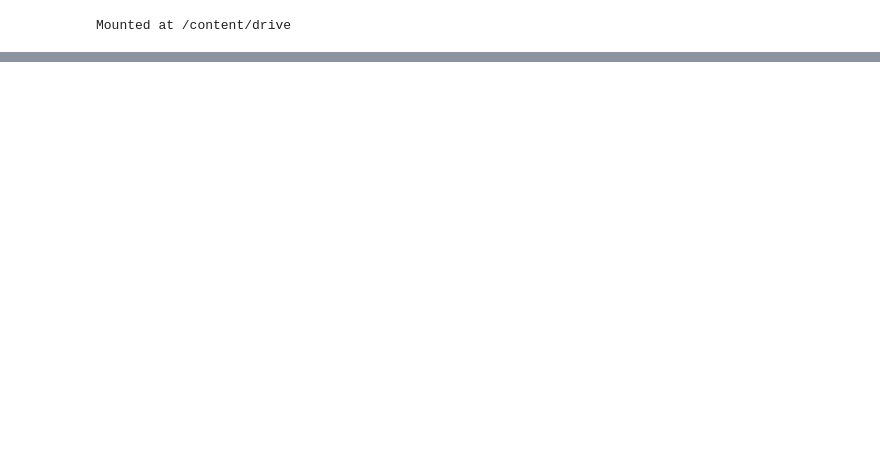
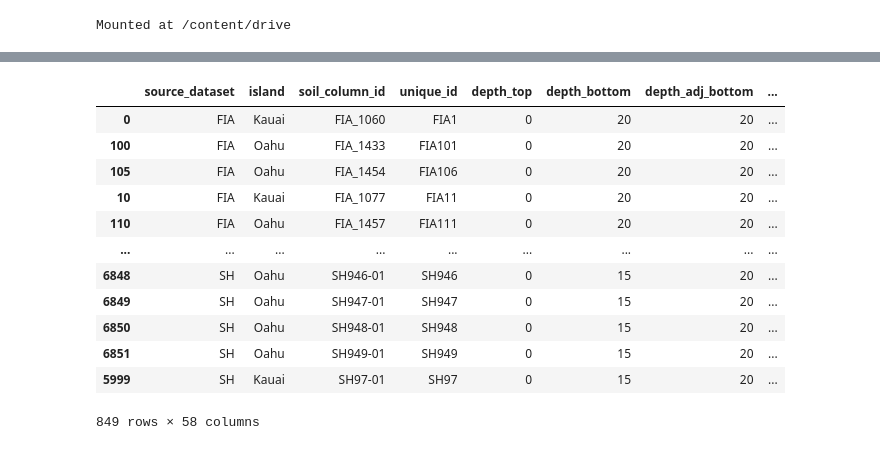
Before and after one commit to seismosmsr/machine_learning, a Jupyter notebook: soil_dl.ipynb, the cells around one changed output, grey strips where cells are left out. Cells and saved outputs as stored; diff of their text form; code cells hidden in the pictures; blank space fills up the shorter version.

```diff
--- a/soil_dl.ipynb
+++ b/soil_dl.ipynb
@@ -13,3 +90,38 @@ import geopandas as gpd
+# %%
+def predict_on_reserve(matched_data,model,scaler):
+    # Data Preprocessing Steps
+    # matched_data = matches_within_distance.groupby('unique_id').sample(n=1)
+    # matched_data = matched_data.reset_index(drop=True)
+    matched_data['distance'] = 0
+    unique_rows = matched_data[matched_data["depth_adj_bottom"] == '20']
+    unique_rows = unique_rows.drop_duplicates(subset=['latitude', 'longitude'])
+    unique_rows = unique_rows[unique_rows['distance'] < 251]
+    matched_data = unique_rows
+    matched_data['imp_c_float'] = [float(datum) for datum in matched_data['imp_c']]
+    id_fields = matched_data[['source_dataset', 'island', 'soil_column_id', 'unique_id', 'depth_top', 'depth_bottom', 'depth_adj_bottom', 'latitude', 'longitude']]
+    keep_cols = [21,22,23,24,25,26,27,28, 29, 31,32, 33,34,36,36,37,38,39,40,41,42,43,44,45,46,47, 48, 55]
+    numeric_cols = matched_data.iloc[:,keep_cols]
+    numeric_cols.replace('', np.nan, inplace=True)
+    numeric_cols = numeric_cols.astype(float)
+    numeric_cols.fillna(0, inplace=True)
+    scaled_numeric_cols = scaler.transform(numeric_cols)
+    scaled_numeric_df = pd.DataFrame(scaled_numeric_cols, columns=numeric_cols.columns, index=numeric_cols.index)
+    numeric_df = pd.concat([id_fields, scaled_numeric_df], axis=1)
+
+
+    X = scaled_numeric_df.iloc[:, :-1]
+    y = scaled_numeric_df.iloc[:, -1]
+
+    # Predictions and Evaluation
+    predictions = model.predict(X).flatten()
+    dummy_array = np.full((len(predictions), 28), fill_value=0.5)  # Example for reverse scaling
+    dummy_array[:, -1] = predictions
+    inversed_predictions = scaler.inverse_transform(dummy_array)[:, -1]
+    dummy_array[:, -1] = y
+    inversed_truth = scaler.inverse_transform(dummy_array)[:, -1]
+    matched_data['inversed_predictions'] = inversed_predictions.flatten()
+    matched_data['inversed_imp_c'] =inversed_truth.flatten()
+    return matched_data
 # %%
 file_path = '/content/drive/My Drive/sequence_data.csv'
 # %%
@@ -312,0 +195,5 @@ plt.show()
+# %%
+# Use the function with your DataFrame
+reserve_data = matches_within_distance.groupby('unique_id').sample(n=1)
+
+predictions_a = predict_on_reserve(reserve_data,model,scaler)
@@ -312,0 +206,2 @@ plt.show()
+# %%
+predictions_b = predict_on_reserve(reserve_data,model,scaler)
@@ -312,0 +214,16 @@ plt.show()
+# %%
+predictions_b
+# %% [output]
+|  | source_dataset | island | soil_column_id | unique_id | depth_top | depth_bottom | depth_adj_bottom | ... |
+| 0 | FIA | Kauai | FIA_1060 | FIA1 | 0 | 20 | 20 | ... |
+| 100 | FIA | Oahu | FIA_1433 | FIA101 | 0 | 20 | 20 | ... |
+| 105 | FIA | Oahu | FIA_1454 | FIA106 | 0 | 20 | 20 | ... |
+| 10 | FIA | Kauai | FIA_1077 | FIA11 | 0 | 20 | 20 | ... |
+| 110 | FIA | Oahu | FIA_1457 | FIA111 | 0 | 20 | 20 | ... |
+| ... | ... | ... | ... | ... | ... | ... | ... | ... |
+| 6848 | SH | Oahu | SH946-01 | SH946 | 0 | 15 | 20 | ... |
+| 6849 | SH | Oahu | SH947-01 | SH947 | 0 | 15 | 20 | ... |
+| 6850 | SH | Oahu | SH948-01 | SH948 | 0 | 15 | 20 | ... |
+| 6851 | SH | Oahu | SH949-01 | SH949 | 0 | 15 | 20 | ... |
+| 5999 | SH | Kauai | SH97-01 | SH97 | 0 | 15 | 20 | ... |
+849 rows × 58 columns
```
Also changed, not shown: parts of 36 cells of this notebook.
